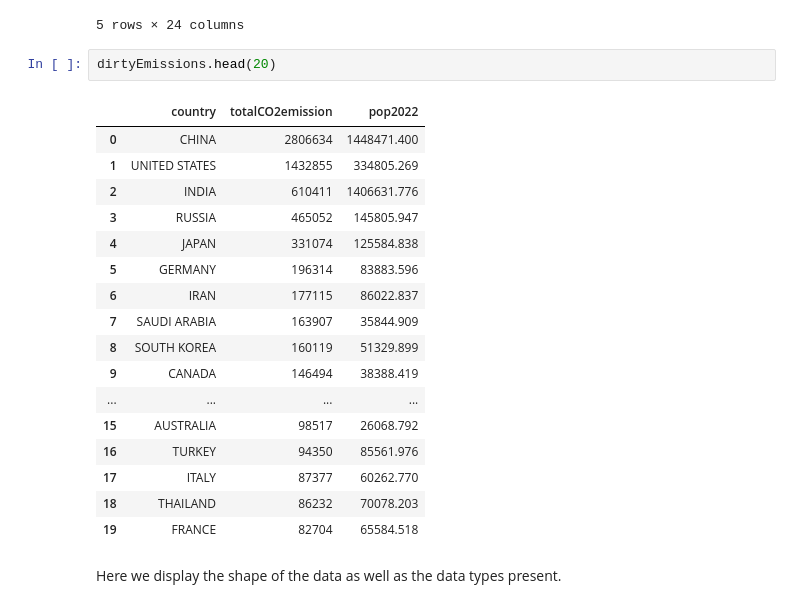
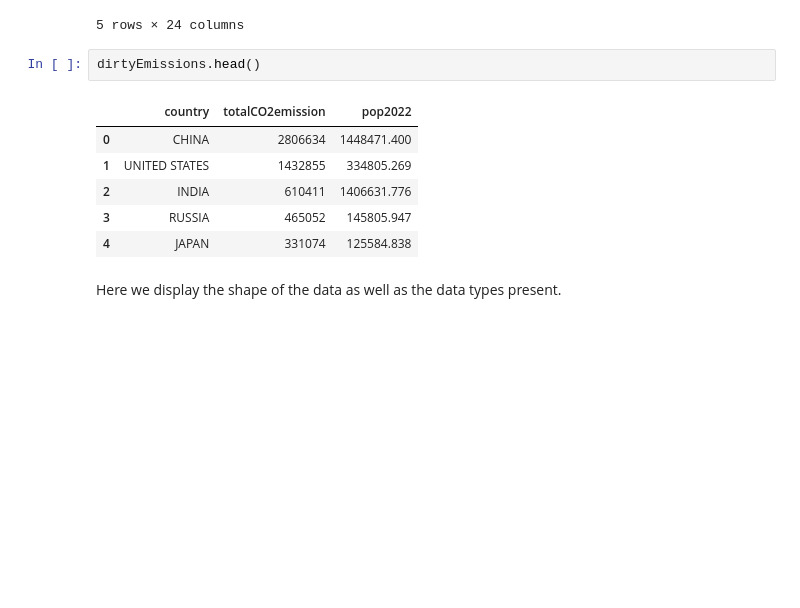
Before and after one commit to melotic/cs3654-project, a Jupyter notebook: Project1.ipynb, the cells around one changed output. Saved outputs shown, nothing was run; the diff lists cells and outputs as text; blank space fills up the shorter version.

```diff
--- a/Project1.ipynb
+++ b/Project1.ipynb
@@ -392,25 +392,14 @@ dirtyGovt.head()
 | 4 | 21954 | United States 1954 | 2 | USA | United States | 1954 | Northern America | Americas | 201.0 | 1.0 | ... |
 5 rows × 24 columns
 # %%
-dirtyEmissions.head(20)
+dirtyEmissions.head()
 # %% [output]
 |  | country | totalCO2emission | pop2022 |
 | 0 | CHINA | 2806634 | 1448471.400 |
 | 1 | UNITED STATES | 1432855 | 334805.269 |
 | 2 | INDIA | 610411 | 1406631.776 |
 | 3 | RUSSIA | 465052 | 145805.947 |
 | 4 | JAPAN | 331074 | 125584.838 |
-| 5 | GERMANY | 196314 | 83883.596 |
-| 6 | IRAN | 177115 | 86022.837 |
-| 7 | SAUDI ARABIA | 163907 | 35844.909 |
-| 8 | SOUTH KOREA | 160119 | 51329.899 |
-| 9 | CANADA | 146494 | 38388.419 |
-| ... | ... | ... | ... |
-| 15 | AUSTRALIA | 98517 | 26068.792 |
-| 16 | TURKEY | 94350 | 85561.976 |
-| 17 | ITALY | 87377 | 60262.770 |
-| 18 | THAILAND | 86232 | 70078.203 |
-| 19 | FRANCE | 82704 | 65584.518 |
 # %% [markdown]
 Here we display the shape of the data as well as the data types present.
 # %%
```
Also changed, not shown: parts of 22 cells of this notebook.
